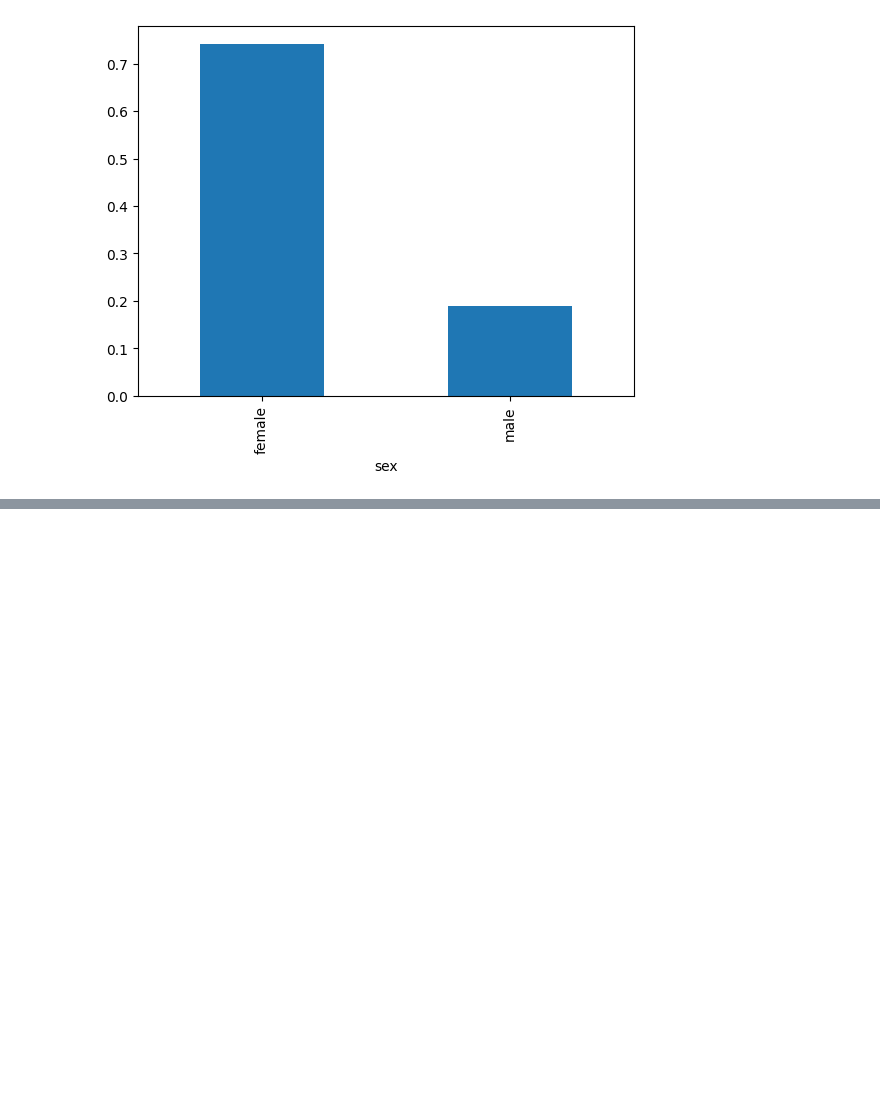
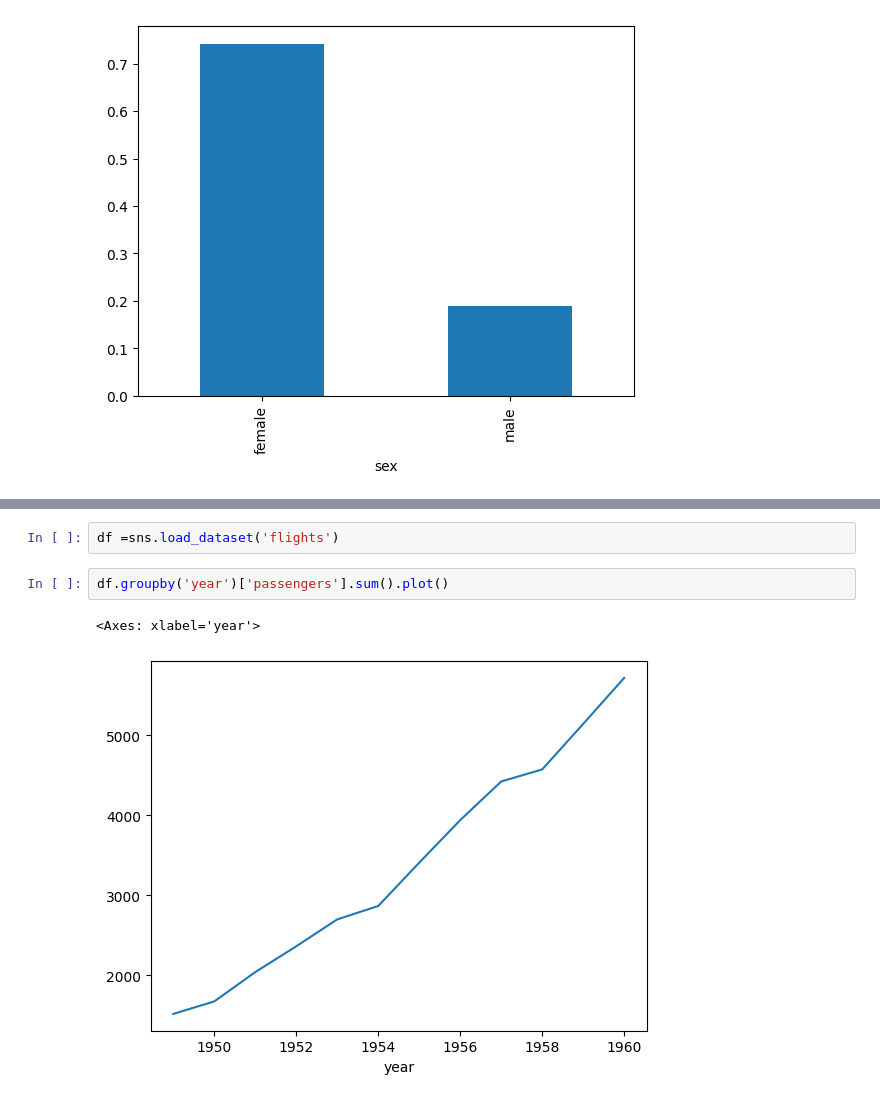
Before and after one commit to anasarshad7677-netizen/Complete-ML-repo, a Jupyter notebook: 6_EDA_using_bi_and_multivariate.ipynb, the cells around one changed output, grey strips where cells are left out. Cells and saved outputs as stored; diff of their text form; blank space fills up the shorter version.

```diff
--- a/6_EDA_using_bi_and_multivariate.ipynb
+++ b/6_EDA_using_bi_and_multivariate.ipynb
@@ -134,0 +144,7 @@ df.groupby('sex')['survived'].mean().plot(kind='bar')
+# %%
+df =sns.load_dataset('flights')
+# %%
+df.groupby('year')['passengers'].sum().plot()
+# %% [output]
+<Axes: xlabel='year'>
+[figure, added]
```
Also changed, not shown: parts of 2 cells of this notebook.
